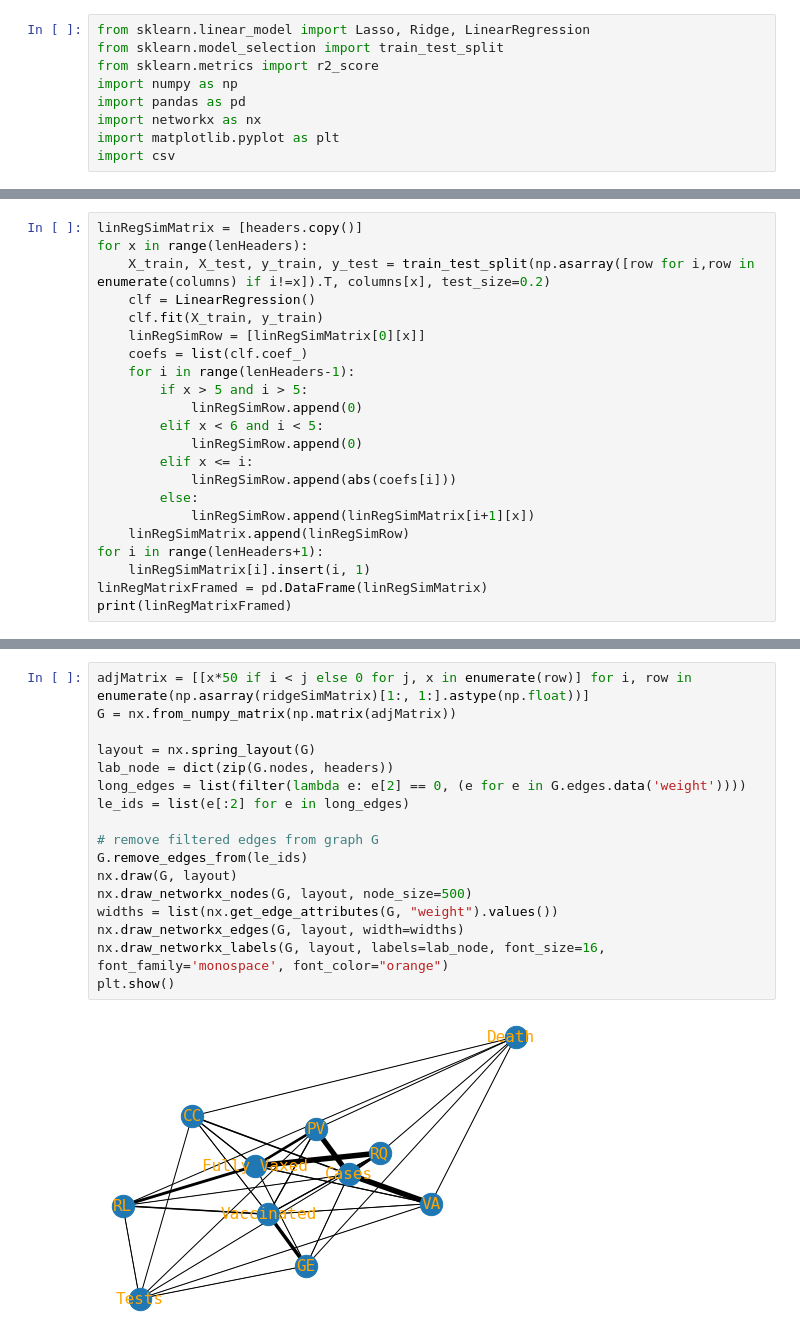
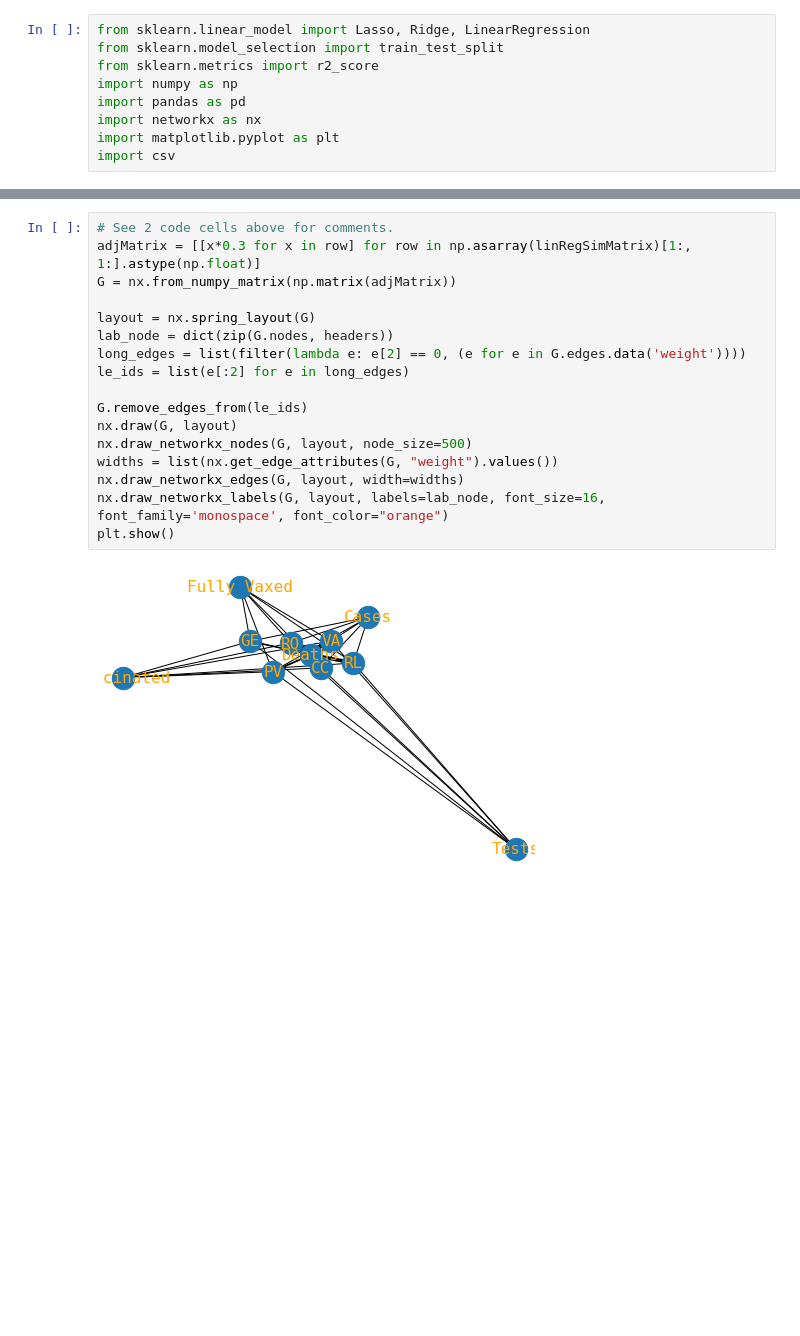
Before and after one commit to IYIAscension/SDAProject, a Jupyter notebook: regRegression.ipynb, the cells around one changed output, grey strips where cells are left out. Drawn from its saved outputs; the diff is of its cells as text; blank space fills up the shorter version.

```diff
--- a/regRegression.ipynb
+++ b/regRegression.ipynb
@@ -155,22 +226,0 @@ print(lassoMatrixFramed)
-# %%
-linRegSimMatrix = [headers.copy()]
-for x in range(lenHeaders):
-    X_train, X_test, y_train, y_test = train_test_split(np.asarray([row for i,row in enumerate(columns) if i!=x]).T, columns[x], test_size=0.2)
-    clf = LinearRegression()
-    clf.fit(X_train, y_train)
-    linRegSimRow = [linRegSimMatrix[0][x]]
-    coefs = list(clf.coef_)
-    for i in range(lenHeaders-1):
-        if x > 5 and i > 5:
-            linRegSimRow.append(0)
-        elif x < 6 and i < 5:
-            linRegSimRow.append(0)
-        elif x <= i:
-            linRegSimRow.append(abs(coefs[i]))
-        else:
-            linRegSimRow.append(linRegSimMatrix[i+1][x])
-    linRegSimMatrix.append(linRegSimRow)
-for i in range(lenHeaders+1):
-    linRegSimMatrix[i].insert(i, 1)
-linRegMatrixFramed = pd.DataFrame(linRegSimMatrix)
-print(linRegMatrixFramed)
@@ -195,19 +271,19 @@ print(linRegMatrixFramed)
 # %%
-adjMatrix = [[x*50 if i < j else 0 for j, x in enumerate(row)] for i, row in enumerate(np.asarray(ridgeSimMatrix)[1:, 1:].astype(np.float))]
+# See 2 code cells above for comments.
+adjMatrix = [[x*0.3 for x in row] for row in np.asarray(linRegSimMatrix)[1:, 1:].astype(np.float)]
 G = nx.from_numpy_matrix(np.matrix(adjMatrix))
 
 layout = nx.spring_layout(G)
 lab_node = dict(zip(G.nodes, headers))
 long_edges = list(filter(lambda e: e[2] == 0, (e for e in G.edges.data('weight'))))
 le_ids = list(e[:2] for e in long_edges)
 
-# remove filtered edges from graph G
 G.remove_edges_from(le_ids)
 nx.draw(G, layout)
 nx.draw_networkx_nodes(G, layout, node_size=500)
 widths = list(nx.get_edge_attributes(G, "weight").values())
 nx.draw_networkx_edges(G, layout, width=widths)
 nx.draw_networkx_labels(G, layout, labels=lab_node, font_size=16, font_family='monospace', font_color="orange")
 plt.show()
 # %% [output]
-[figure, old version]
+[figure, new version]
```
Also changed, not shown: parts of 16 cells of this notebook, 2 other files.
